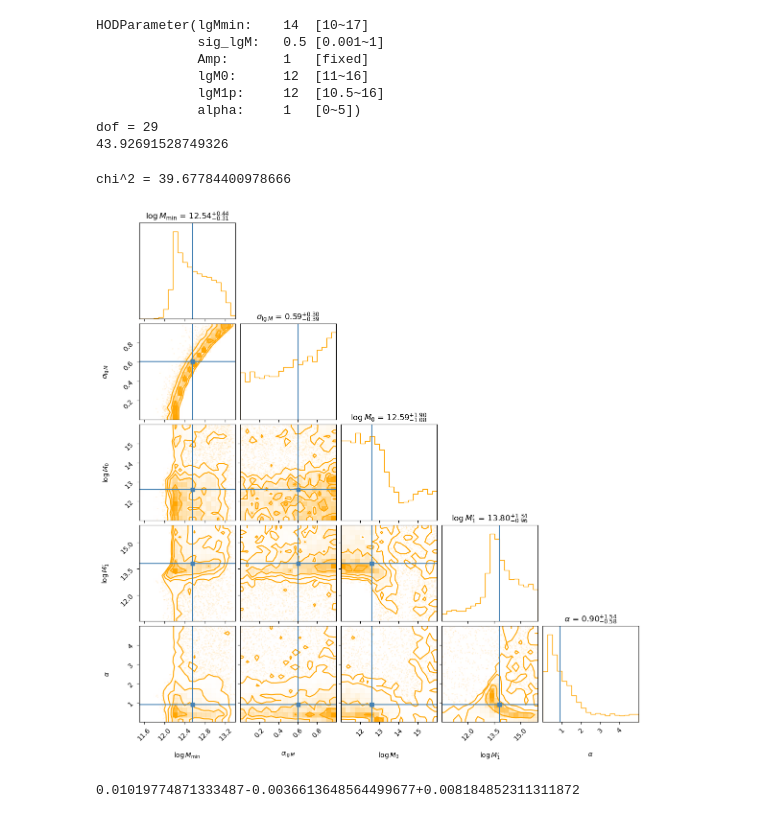
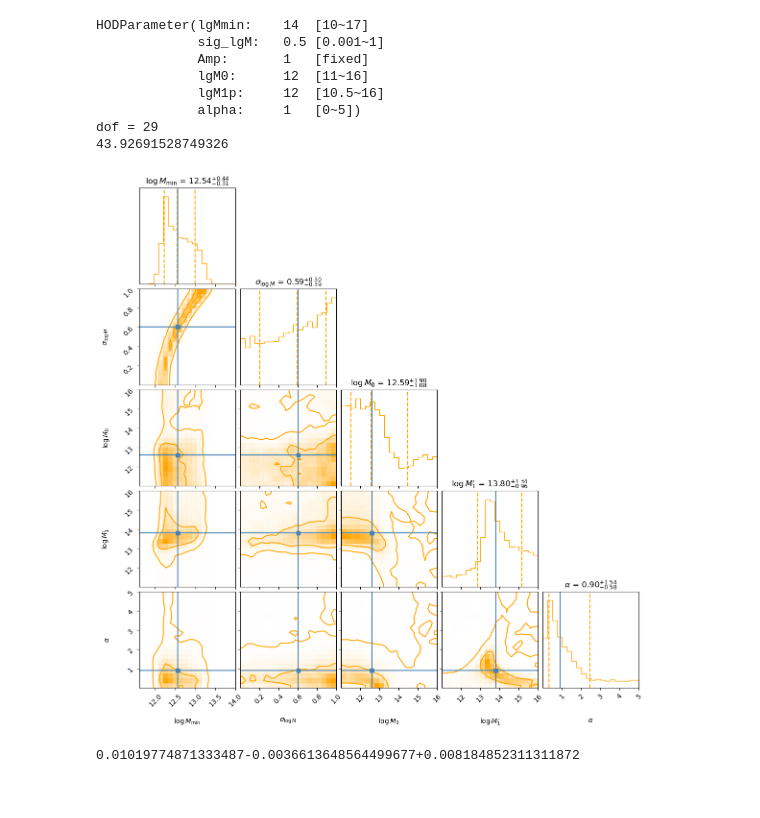
Before and after one commit to MeloDi-23/quasar-CMB-lensing-correlation, a Jupyter notebook: mcmc/python/model_general/figureplot_MCMC.ipynb, the cells around one changed output. Drawn from its saved outputs; the diff is of its cells as text; code cells hidden in the pictures.

```diff
--- a/mcmc/python/model_general/figureplot_MCMC.ipynb
+++ b/mcmc/python/model_general/figureplot_MCMC.ipynb
@@ -87,9 +87,5 @@ result = np.load(numpy_file)
 array_2d = result.view((np.float64, len(result.dtype.names)))
 backend = HDFBackend(backend_file, read_only=True)
 chain = backend.get_chain(flat=True, discard=5000)
-chi2 = -backend.get_log_prob(flat=True, discard=5000)*2
+# chi2 = -backend.get_log_prob(flat=True, discard=5000)*2
 blobs = backend.get_blobs(discard=5000, flat=True)
-
-print('chi^2 = {}'.format(chi2.mean()))
-# %% [output]
-chi^2 = 39.67784400978666
@@ -98,13 +92,46 @@ chain_plot = backend.get_chain(flat=True, discard=5000, thin=200)
-# %%
-fig = corner.corner(chain_plot, labels=[
-    r'$\log M_{\text{min}}$',
-    r'$\sigma_{\lg M}$',
-    r'$\log M_0$',
-    r"$\log M_1 '$",
-    r'$\alpha$'], show_titles=True, color='orange', truths=np.percentile(array_2d, 50, axis=0))
-plt.show()
-# %% [output]
-[figure, removed]
+# %%
+chain_plot = backend.get_chain(flat=True, discard=5000, thin=200)
+
+# chain_plot = chain_plot[chain_plot[:,1] < 0.3,:]
+# fig = corner.corner(chain_plot, labels=[
+#     r'$\lg M_{\text{min}}$',
+#     r'$\sigma_{\lg M}$',
+#     r'$\lg M_0$',
+#     r"$\lg M_1 '$",
+#     r'$\alpha$'], show_titles=True, color='orange',
+#     truths=np.percentile(chain_plot, 50, axis=0),
+#     smooth=0.7)
+
+ranges = [(11.6, 14.0),   # lgMmin
+            (0.0, 1.0),    # sigma
+          (11.0, 16.0),   # lgM0
+          (11.0, 16.0),   # lgM1p
+          (0.0, 5.0)]     # alpha
+
+fig = corner.corner(chain_plot,
+                    labels=[r'$\log M_{\text{min}}$',
+                            r'$\sigma_{\log M}$',
+                            r'$\log M_0$',
+                            r"$\log M_1 '$",
+                            r'$\alpha$'],
+                    show_titles=True,
+                    range=ranges,
+                    color='orange',
+                    truths=np.percentile(array_2d, 50, axis=0),
+                    smooth=0.7,
+                    quantiles=[0.16, 0.5, 0.84],
+                    plot_contours=True,
+                    levels=[0.393, 0.864],
+                    plot_datapoints=False,
+                    plot_density=True,
+                    pcolor_kwargs={'edgecolors': 'none'},
+                #     contour_kwargs={'colors': 'red'}
+                    )
+# plt.savefig('auto.pdf')
+
+plt.show()
+# %% [output]
+[figure, added]
 # %%
 blobs = backend.get_blobs(discard=5000, thin=500, flat=True)
 # %%
```
Also changed, not shown: parts of 9 cells of this notebook, 22 other files.
